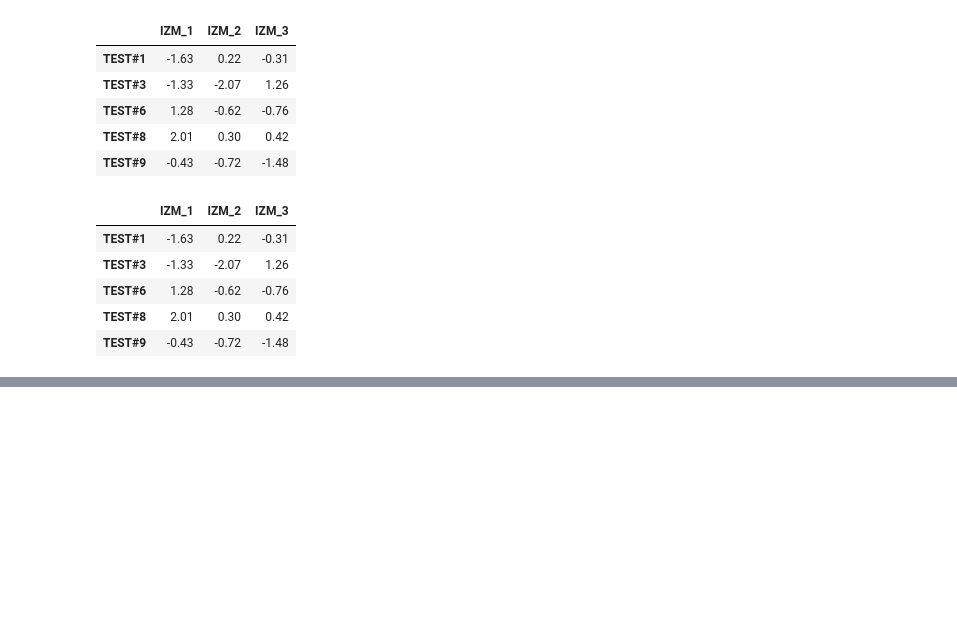
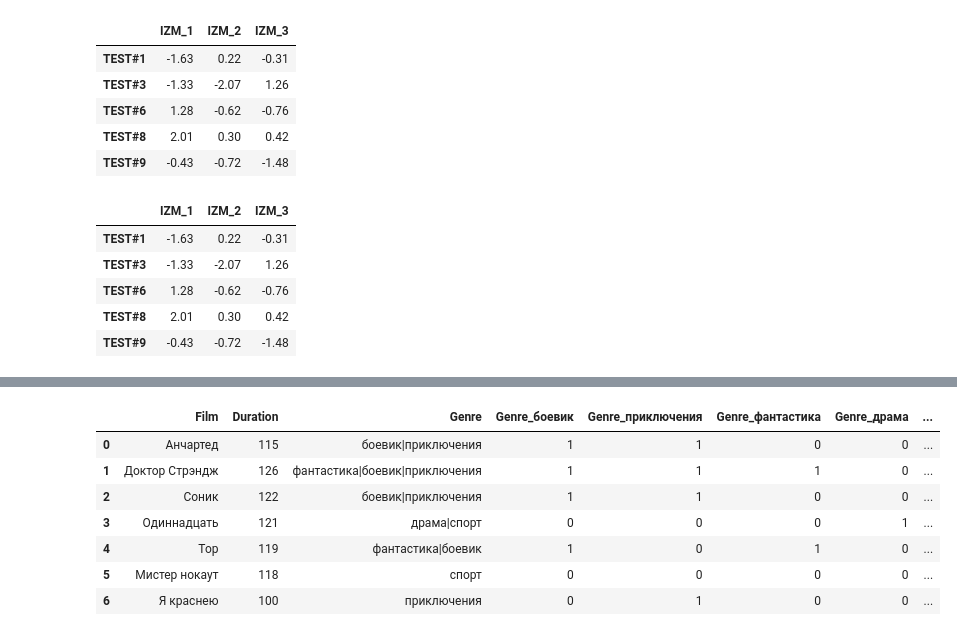
Before and after one commit to kroninam/My_notes_for_Pandas, a Jupyter notebook: 007_Pandas_чистка_и_подготовка_данных_к_анализу.ipynb, the cells around one changed output, grey strips where cells are left out. Cells and saved outputs as stored; diff of their text form; code cells hidden in the pictures; blank space fills up the shorter version.

```diff
--- a/007_Pandas_чистка_и_подготовка_данных_к_анализу.ipynb
+++ b/007_Pandas_чистка_и_подготовка_данных_к_анализу.ipynb
@@ -1216,0 +1671,5 @@ df[np.abs(df.values)>1].drop_duplicates(keep = 'first')
+# %%
+# задаем имя и передаем в новый датафрейм:
+
+m = np.zeros((len(films), len(unique_genres)))
+matrix = pd.DataFrame(m, columns = unique_genres, dtype = 'int64')
@@ -1216,0 +1697,3 @@ df[np.abs(df.values)>1].drop_duplicates(keep = 'first')
+# %%
+for i in films['Genre']:
+    print(i)
@@ -1216,0 +1708,5 @@ df[np.abs(df.values)>1].drop_duplicates(keep = 'first')
+# %%
+# при помощи enumerate получаем индекс строк:
+
+for i, genre in enumerate(films['Genre']):
+    print(i, genre)
@@ -1216,0 +1721,9 @@ df[np.abs(df.values)>1].drop_duplicates(keep = 'first')
+# %%
+# в цикле получаем индексы столбцов (indx_columns)
+
+for i, genre in enumerate(films['Genre']):
+    indx_columns = matrix.columns.get_indexer(genre.split('|'))
+    print(i, indx_columns)
+
+    # передаем индексы строк (i) и индексы столбцов (indx_columns) в фиктивную матрицу matrix:
+    matrix.iloc[i, indx_columns] = 1
@@ -1216,0 +1749,13 @@ df[np.abs(df.values)>1].drop_duplicates(keep = 'first')
+# %%
+# теперь объединим df и получившуюся матрицу:
+
+films.join(matrix.add_prefix('Genre_'))
+# %% [output]
+|  | Film | Duration | Genre | Genre_боевик | Genre_приключения | Genre_фантастика | Genre_драма | ... |
+| 0 | Анчартед | 115 | боевик|приключения | 1 | 1 | 0 | 0 | ... |
+| 1 | Доктор Стрэндж | 126 | фантастика|боевик|приключения | 1 | 1 | 1 | 0 | ... |
+| 2 | Соник | 122 | боевик|приключения | 1 | 1 | 0 | 0 | ... |
+| 3 | Одиннадцать | 121 | драма|спорт | 0 | 0 | 0 | 1 | ... |
+| 4 | Тор | 119 | фантастика|боевик | 1 | 0 | 1 | 0 | ... |
+| 5 | Мистер нокаут | 118 | спорт | 0 | 0 | 0 | 0 | ... |
+| 6 | Я краснею | 100 | приключения | 0 | 1 | 0 | 0 | ... |
```
Also changed, not shown: parts of 122 cells of this notebook.
